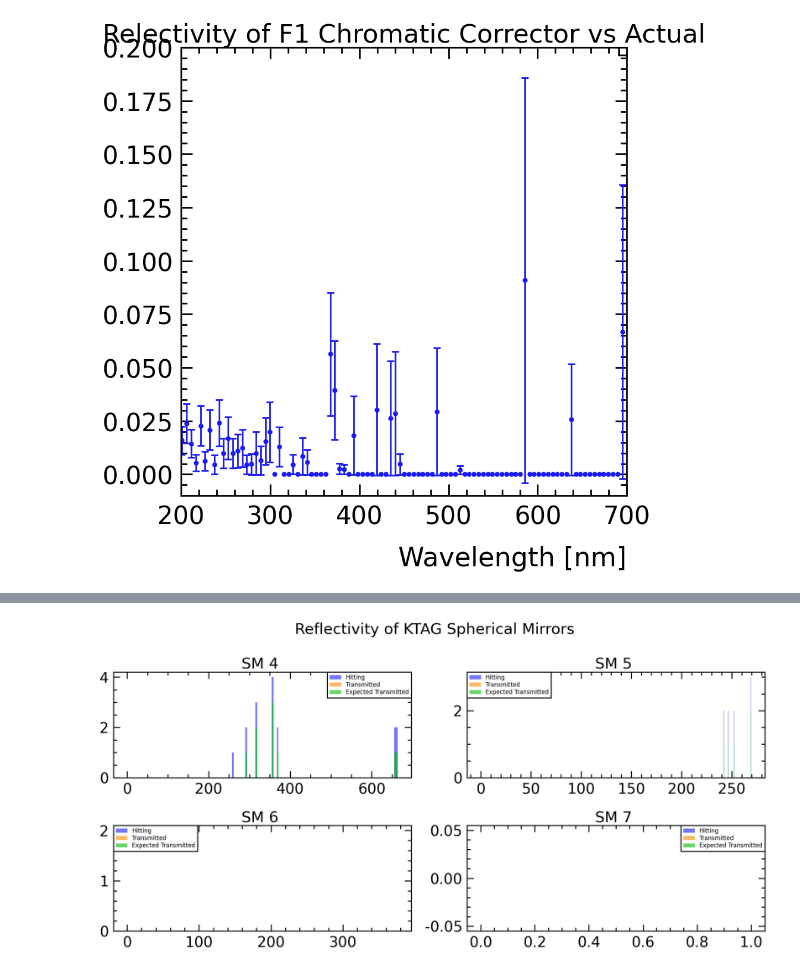
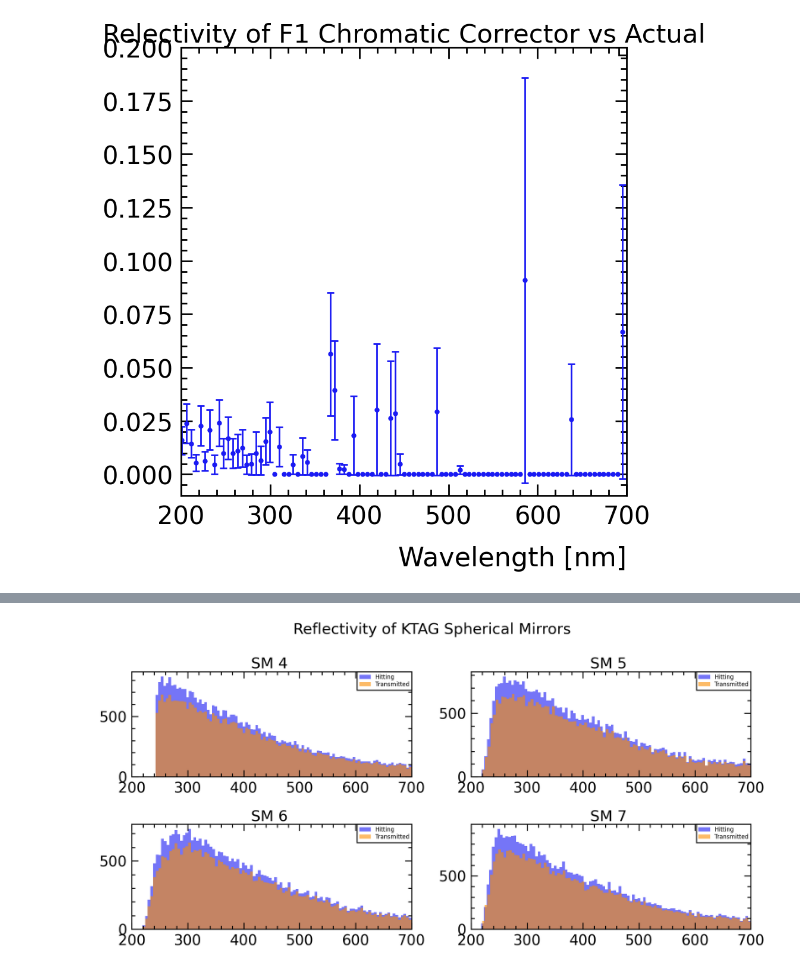
Before and after one commit to SandersJack/NA62_CEDARH_Handbook, a Jupyter notebook: CEDAR_Handbook.ipynb, the cells around one changed output, grey strips where cells are left out. Drawn from its saved outputs; the diff is of its cells as text; code cells hidden in the pictures.

```diff
--- a/CEDAR_Handbook.ipynb
+++ b/CEDAR_Handbook.ipynb
@@ -637,0 +673,31 @@ plt.show()
+# %%
+
+fig05_11, ax05_11 = plt.subplots(2, 2, figsize=(20, 10))
+fig05_11.suptitle("Reflectivity of KTAG Spherical Mirrors")
+row1 = 0
+
+for p in range(4):
+    col1 = p%2
+    axis1 = ax05_11[row1,col1]
+    if p%2 == 1:
+        row1 += 1
+
+    change = (hist_data_trans[p][0]/hist_data_hits[p][0])
+
+    error_val = change*np.sqrt((np.sqrt(hist_data_hits[p][0])/hist_data_hits[p][0])**2 + (np.sqrt(hist_data_trans[p][0])/hist_data_trans[p][0])**2)
+
+    axis1.errorbar(hist_data_hits[p][1][:-1],change,yerr=error_val,linestyle='',label="Calculated Reflectivty from Refl/Hits")
+
+    wave = np.linspace(200,700,100)
+    expected = []
+    for val in wave:
+        expected.append(CEDARH.CedarHSphericalMirrorReflectivity(p,val))
+
+    axis1.plot(wave,expected,label="Actual Reflectvivty")
+
+    #ax02_3.set_title("Relectivity of F2 Chromatic Corrector vs Actual")
+    axis1.set_xlim(200,700)
+    axis1.set_title("SM {} ".format(p))
+    axis1.legend()
+
+plt.show()
@@ -638,24 +706,28 @@ plt.show()
 # %%
 fig05_1, ax05_1 = plt.subplots(2, 2, figsize=(20, 10))
 fig05_1.suptitle("Reflectivity of KTAG Spherical Mirrors")
 row1 = 0
+hist_data_hits = []
+hist_data_trans = []
+
 for p in range(4,8):
     col1 = p%2
     axis1 = ax05_1[row1,col1]
     if p%2 == 1:
         row1 += 1
-    counts4, bins4, bars4 = axis1.hist(SM_hit[p],bins=100,label="Hitting",alpha=0.6)
-    axis1.hist(SM_Trans[p],bins=100,label="Transmitted",alpha=0.6)
+    hist_data_hits.append(axis1.hist(SM_hit[p],bins=100,label="Hitting",alpha=0.6))
+    hist_data_trans.append(axis1.hist(SM_Trans[p],bins=100,label="Transmitted",alpha=0.6))
 
     SMexpected = []
     for i in range(len(counts4)):
-        qwcounts = counts4[i]*(CEDARH.CedarHSphericalMirrorReflectivity(p,bins4[i]))
+        qwcounts = hist_data_hits[p-4][0][i]*(CEDARH.CedarHSphericalMirrorReflectivity(p,hist_data_hits[p-4][1][i]))
         for t in range(int(qwcounts)):
-            SMexpected.append(bins4[i])
+            SMexpected.append(hist_data_hits[p-4][1][i])
 
-    counts4_, bins4_, bars4_ = axis1.hist(SMexpected,bins=100,label="Expected Transmitted",alpha=0.6,range=(min(bins4),max(bins4)))
+    #counts4_, bins4_, bars4_ = axis1.hist(SMexpected,bins=100,label="Expected Transmitted",alpha=0.6,range=(min(bins4),max(bins4)))
     axis1.set_title("SM {} ".format(p))
+    axis1.set_xlim(200,700)
     axis1.legend()
 plt.show()
 # %% [output]
-[figure, old version]
+[figure, new version]
```
Also changed, not shown: parts of 18 cells of this notebook, 1 other file.
